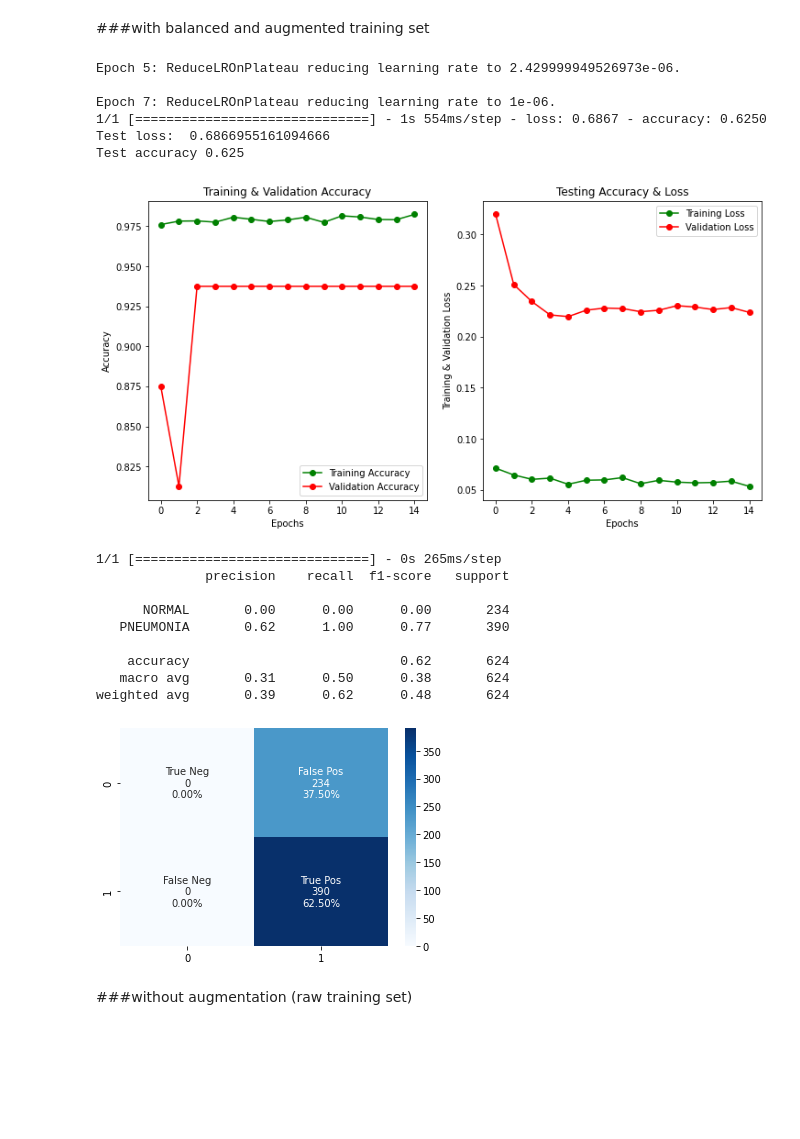
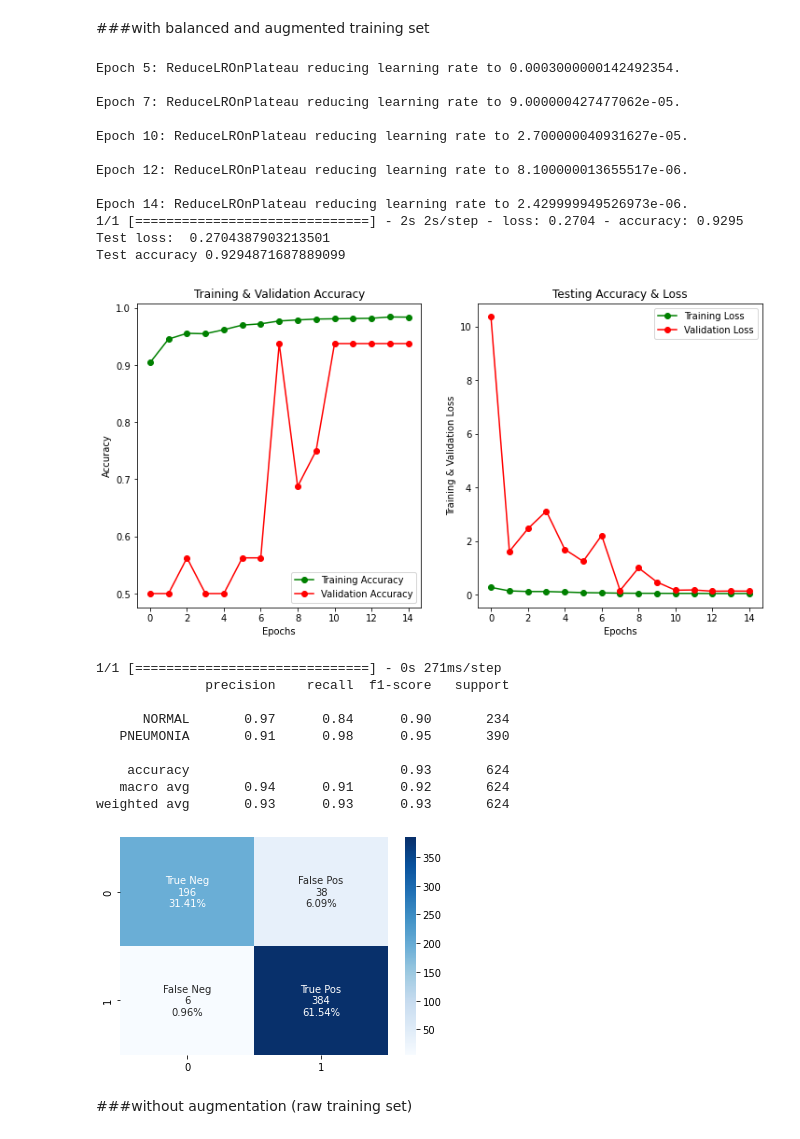
Before and after one commit to katehee/pneumonia-detection-in-X-ray-images, a Jupyter notebook: pneumonia.ipynb, the cells around one changed output. Saved outputs shown, nothing was run; the diff lists cells and outputs as text; code cells hidden in the pictures; blank space fills up the shorter version.

```diff
--- a/pneumonia.ipynb
+++ b/pneumonia.ipynb
@@ -352,7 +351,7 @@ def create_model():
     model.compile(optimizer = "adam" , loss = 'binary_crossentropy' , metrics = ['accuracy'])
     return model
 # model.summary()
-learning_rate_reduction = ReduceLROnPlateau(monitor='val_accuracy', patience = 2, verbose=1, factor=0.3, min_lr=0.000001)
+learning_rate_reduction = ReduceLROnPlateau(monitor='val_accuracy', patience = 2, verbose=0, factor=0.3, min_lr=0.000001)
 # %%
 #@title evaluation_metrics
 def metrics(model):
@@ -406,30 +409,36 @@ weighted avg       0.92      0.91      0.91       624
 ###with balanced and augmented training set
 # %%
 model2 = create_model()
-history = model.fit(balanced_train_generator, epochs = epoch_size , validation_data = val_generator, callbacks = [learning_rate_reduction], verbose=0)
+history = model2.fit(balanced_train_generator, epochs = epoch_size , validation_data = val_generator, callbacks = [learning_rate_reduction], verbose=0)
 score = model2.evaluate(test_generator)
 print("Test loss: " , score[0])
 print("Test accuracy" , score[1])
 
 create_plot(model2, history, epoch_size)
 # %% [output]
-Epoch 5: ReduceLROnPlateau reducing learning rate to 2.429999949526973e-06.
+Epoch 5: ReduceLROnPlateau reducing learning rate to 0.0003000000142492354.
 
-Epoch 7: ReduceLROnPlateau reducing learning rate to 1e-06.
-1/1 [==============================] - 1s 554ms/step - loss: 0.6867 - accuracy: 0.6250
-Test loss:  0.6866955161094666
-Test accuracy 0.625
+Epoch 7: ReduceLROnPlateau reducing learning rate to 9.000000427477062e-05.
+
+Epoch 10: ReduceLROnPlateau reducing learning rate to 2.700000040931627e-05.
+
+Epoch 12: ReduceLROnPlateau reducing learning rate to 8.100000013655517e-06.
+
+Epoch 14: ReduceLROnPlateau reducing learning rate to 2.429999949526973e-06.
+1/1 [==============================] - 2s 2s/step - loss: 0.2704 - accuracy: 0.9295
+Test loss:  0.2704387903213501
+Test accuracy 0.9294871687889099
-[figure, old version]
+[figure, new version]
-1/1 [==============================] - 0s 265ms/step
+1/1 [==============================] - 0s 271ms/step
               precision    recall  f1-score   support
 
-      NORMAL       0.00      0.00      0.00       234
-   PNEUMONIA       0.62      1.00      0.77       390
+      NORMAL       0.97      0.84      0.90       234
+   PNEUMONIA       0.91      0.98      0.95       390
 
-    accuracy                           0.62       624
-   macro avg       0.31      0.50      0.38       624
-weighted avg       0.39      0.62      0.48       624
+    accuracy                           0.93       624
+   macro avg       0.94      0.91      0.92       624
+weighted avg       0.93      0.93      0.93       624
-[figure, old version]
+[figure, new version]
 # %% [markdown]
 ###without augmentation (raw training set)
 # %%
```
Also changed, not shown: parts of 39 cells of this notebook.
